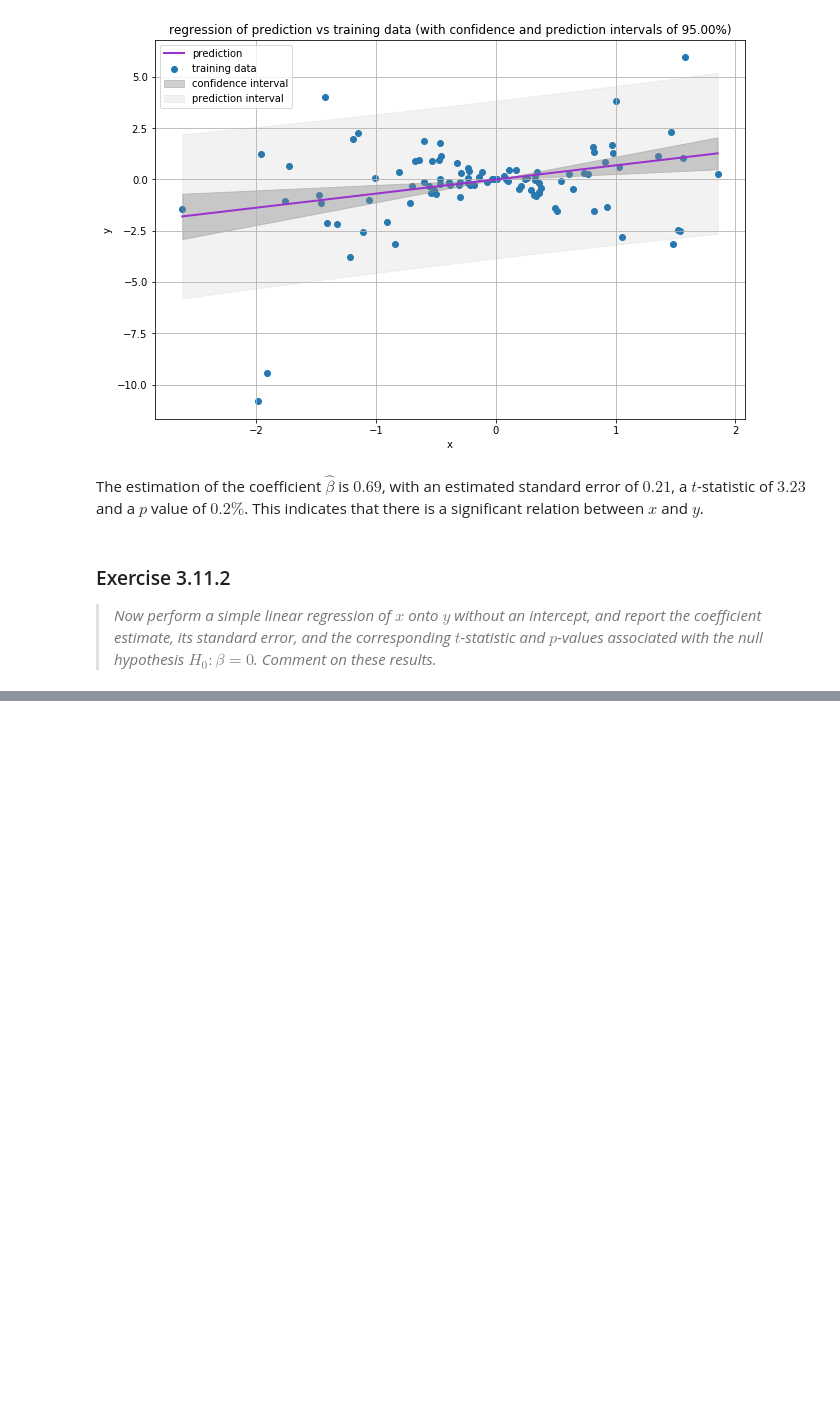
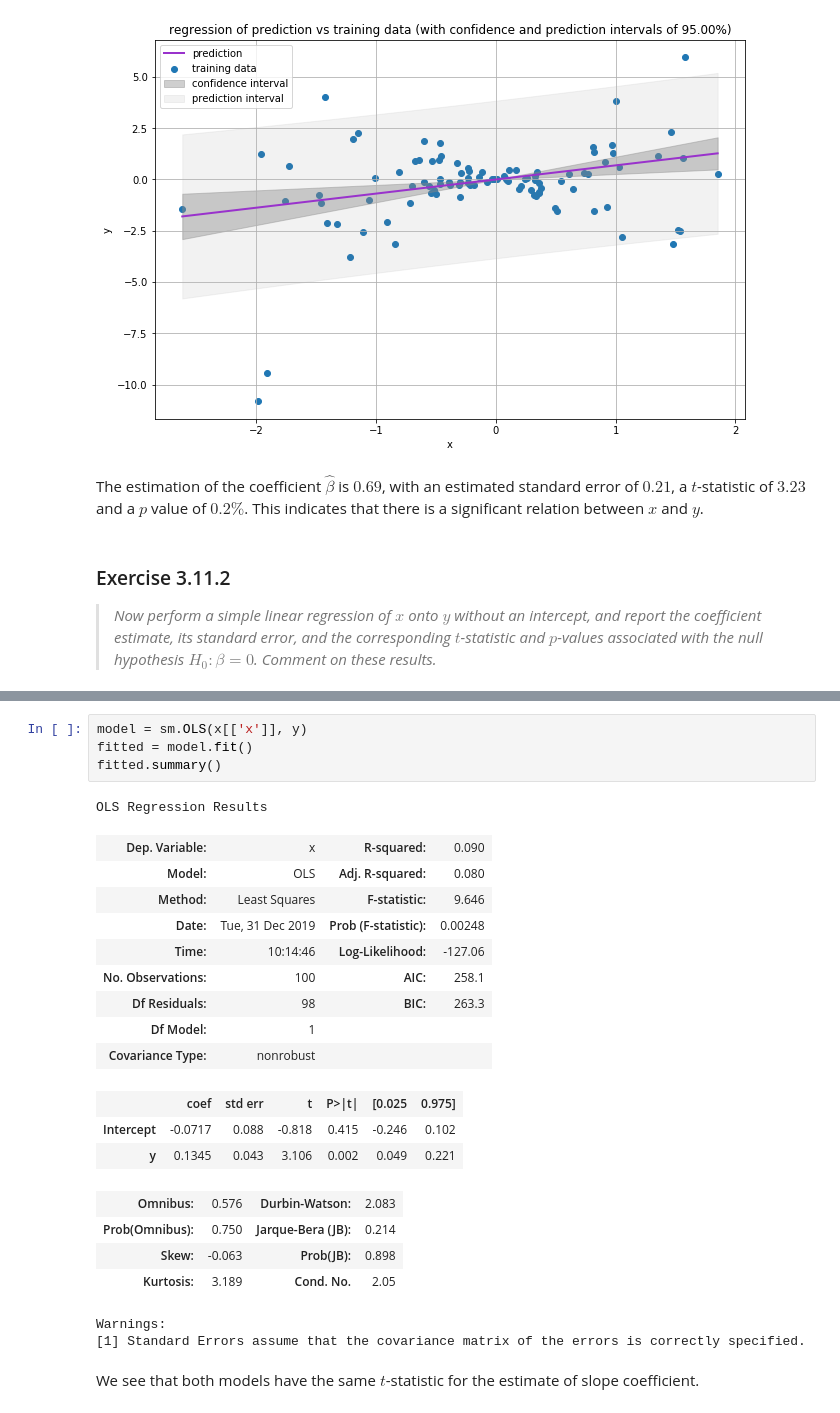
Before and after one commit to HerrBroekman/Python-solutions-for-An-Introduction-to-Statistical-Learning, a Jupyter notebook: Chapter3/Exercise11/3_11.ipynb, the cells around one changed output, grey strips where cells are left out. Drawn from its saved outputs; the diff is of its cells as text; blank space fills up the shorter version.

```diff
--- a/Chapter3/Exercise11/3_11.ipynb
+++ b/Chapter3/Exercise11/3_11.ipynb
@@ -151,0 +221,26 @@ npt.assert_almost_equal(difference, np.zeros(difference.shape), decimal=10)
+# %%
+model = sm.OLS(x[['x']], y)
+fitted = model.fit()
+fitted.summary()
+# %% [output]
+OLS Regression Results
+| Dep. Variable: | x | R-squared: | 0.090 |
+| Model: | OLS | Adj. R-squared: | 0.080 |
+| Method: | Least Squares | F-statistic: | 9.646 |
+| Date: | Tue, 31 Dec 2019 | Prob (F-statistic): | 0.00248 |
+| Time: | 10:14:46 | Log-Likelihood: | -127.06 |
+| No. Observations: | 100 | AIC: | 258.1 |
+| Df Residuals: | 98 | BIC: | 263.3 |
+| Df Model: | 1 |  |  |
+| Covariance Type: | nonrobust |  |  |
+|  | coef | std err | t | P>|t| | [0.025 | 0.975] |
+| Intercept | -0.0717 | 0.088 | -0.818 | 0.415 | -0.246 | 0.102 |
+| y | 0.1345 | 0.043 | 3.106 | 0.002 | 0.049 | 0.221 |
+| Omnibus: | 0.576 | Durbin-Watson: | 2.083 |
+| Prob(Omnibus): | 0.750 | Jarque-Bera (JB): | 0.214 |
+| Skew: | -0.063 | Prob(JB): | 0.898 |
+| Kurtosis: | 3.189 | Cond. No. | 2.05 |
+Warnings:
+[1] Standard Errors assume that the covariance matrix of the errors is correctly specified.
+# %% [markdown]
+<p>We see that both models have the same $t$-statistic for the estimate of slope coefficient.</p>
```
Also changed, not shown: parts of 11 cells of this notebook, 1 other file.
